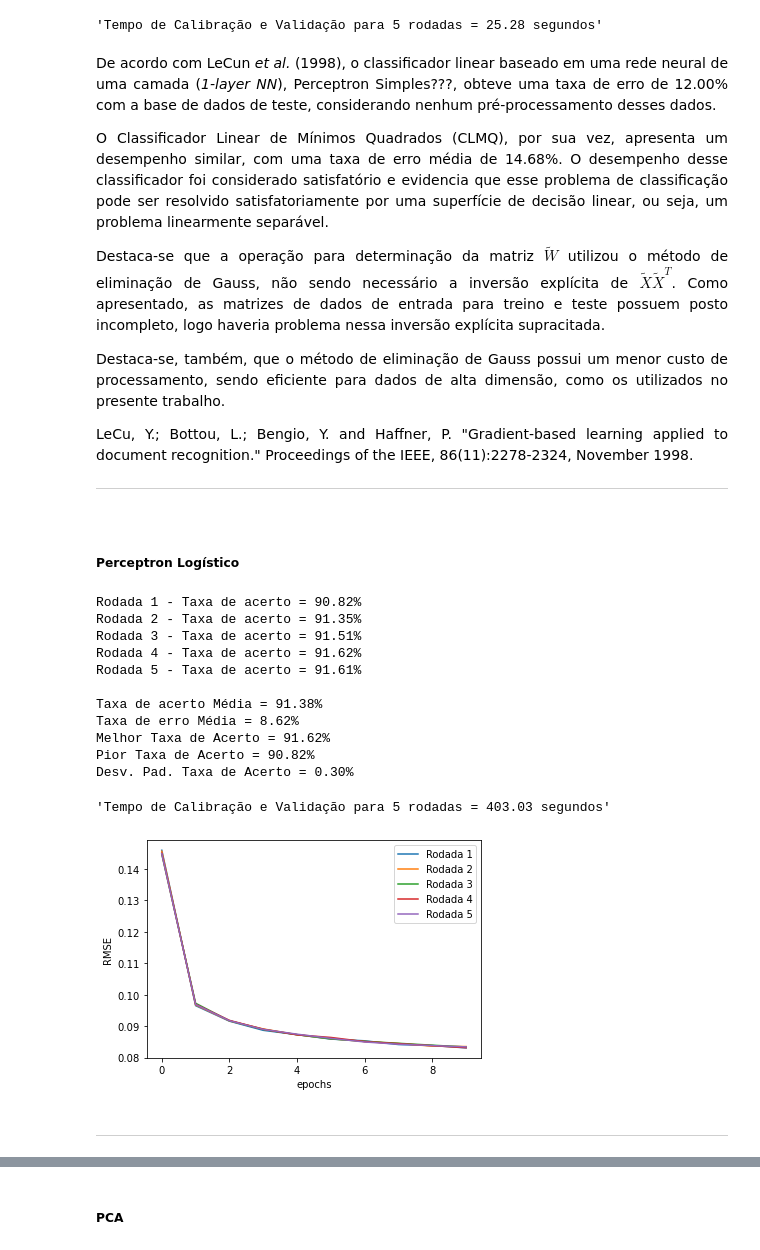
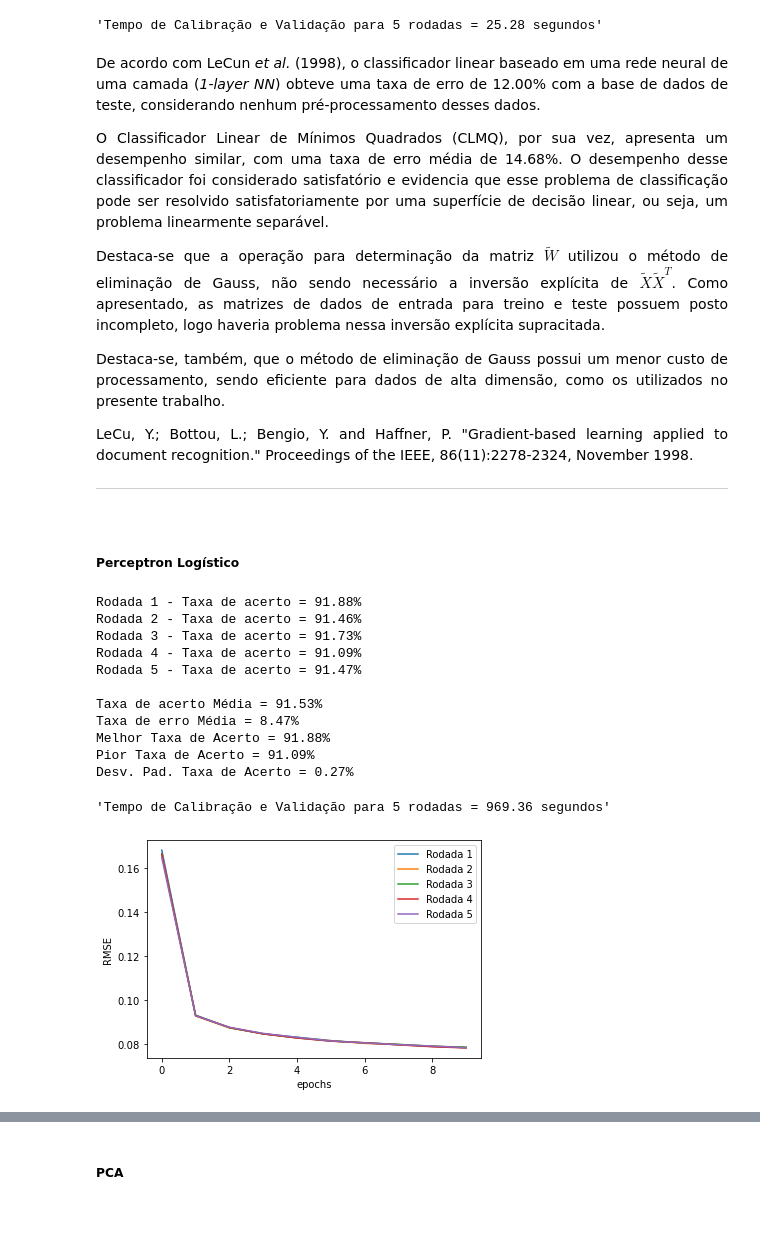
Before and after one commit to Ceduardosl/ICA, a Jupyter notebook: Projeto_Final/TC1_Q_01/TC1_Q_01.ipynb, the cells around one changed output, grey strips where cells are left out. Cells and saved outputs as stored; diff of their text form; code cells hidden in the pictures; blank space fills up the shorter version.

```diff
--- a/Projeto_Final/TC1_Q_01/TC1_Q_01.ipynb
+++ b/Projeto_Final/TC1_Q_01/TC1_Q_01.ipynb
@@ -191,7 +191,7 @@ Desv. Pad. Taxa de Acerto = 0.02%
 # %% [markdown]
 <div style='text-align: justify;'>
 
-De acordo com LeCun *et al.* (1998), o classificador linear baseado em uma rede neural de uma camada (*1-layer NN*), Perceptron Simples???, obteve uma taxa de erro de 12.00% com a base de dados de teste, considerando nenhum pré-processamento desses dados.
+De acordo com LeCun *et al.* (1998), o classificador linear baseado em uma rede neural de uma camada (*1-layer NN*) obteve uma taxa de erro de 12.00% com a base de dados de teste, considerando nenhum pré-processamento desses dados.
 
 O Classificador Linear de Mínimos Quadrados (CLMQ), por sua vez, apresenta um desempenho similar, com uma taxa de erro média de 14.68%. O desempenho desse classificador foi considerado satisfatório e evidencia que esse problema de classificação pode ser resolvido satisfatoriamente por uma superfície de decisão linear, ou seja, um problema linearmente separável.
 
@@ -307,33 +320,31 @@ def PS (X, Y, X_test, Y_test, eta, Nr, Ne, fun_type):
 # %%
 # O código está utilizando a orientação nxp
 # n é o número de amostras, p o número de característica
 # As operações matriciais apresentam ordem contrária ao apresentando nas notas de aula
 # Y = W*X (Nota de Aula) - Y = X*W (Presente Código)
 
 X, Y = MNIST_data.get_train_data()
 X_test, Y_test = MNIST_data.get_test_data()
 
 Y = one_hot_enconding(Y, 10)
 Y_test = one_hot_enconding(Y_test, 10)
 
 X = norm_data(X)
 X_test = norm_data(X_test)
 
 #PS (X, Y, X_test, Y_test, eta, Nr, Ne, fun_type)
-PS(X, Y, X_test, Y_test, 0.01, 5, 10, "log")
+PS(X, Y, X_test, Y_test, eta = 0.01, Nr = 5, Ne = 10, fun_type = "log", mom = 0.85)
 # %% [output]
-Rodada 1 - Taxa de acerto = 90.82%
-Rodada 2 - Taxa de acerto = 91.35%
-Rodada 3 - Taxa de acerto = 91.51%
-Rodada 4 - Taxa de acerto = 91.62%
-Rodada 5 - Taxa de acerto = 91.61%
+Rodada 1 - Taxa de acerto = 91.88%
+Rodada 2 - Taxa de acerto = 91.46%
+Rodada 3 - Taxa de acerto = 91.73%
+Rodada 4 - Taxa de acerto = 91.09%
+Rodada 5 - Taxa de acerto = 91.47%
 
-Taxa de acerto Média = 91.38%
-Taxa de erro Média = 8.62%
-Melhor Taxa de Acerto = 91.62%
-Pior Taxa de Acerto = 90.82%
-Desv. Pad. Taxa de Acerto = 0.30%
+Taxa de acerto Média = 91.53%
+Taxa de erro Média = 8.47%
+Melhor Taxa de Acerto = 91.88%
+Pior Taxa de Acerto = 91.09%
+Desv. Pad. Taxa de Acerto = 0.27%
-'Tempo de Calibração e Validação para 5 rodadas = 403.03 segundos'
+'Tempo de Calibração e Validação para 5 rodadas = 969.36 segundos'
-[figure, old version]
+[figure, new version]
-# %% [markdown]
-***
```
Also changed, not shown: parts of 14 cells of this notebook.
